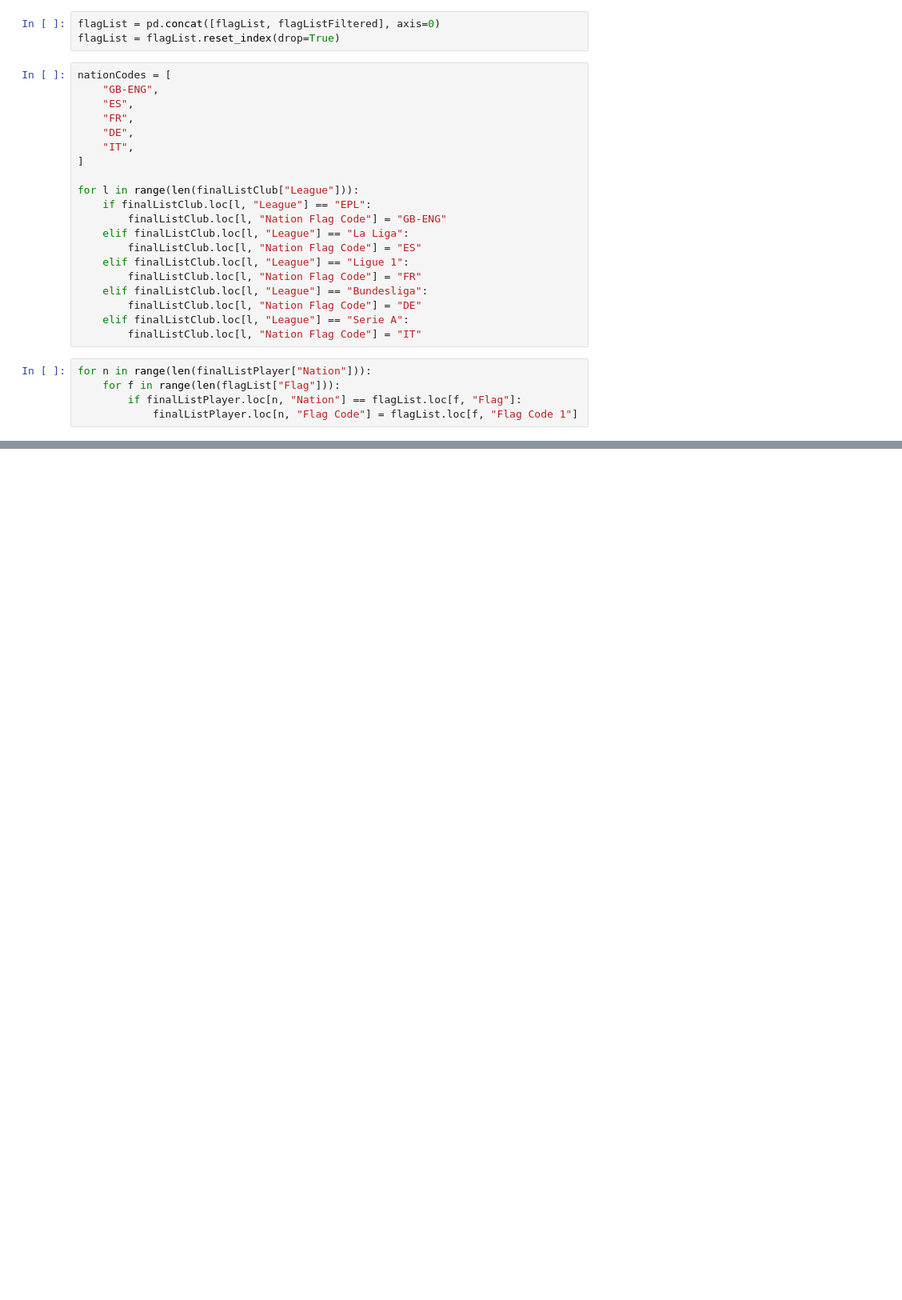
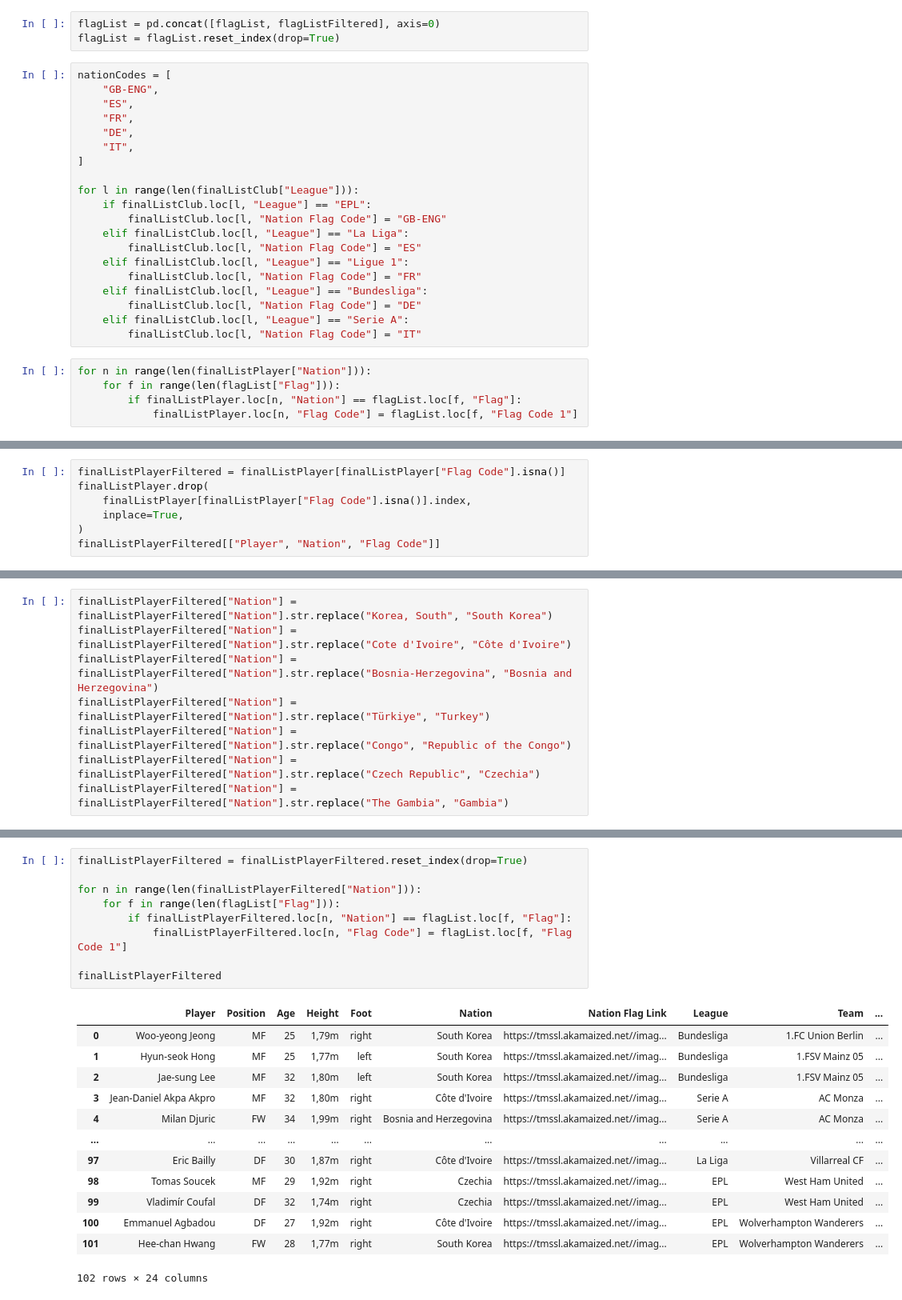
Before and after one commit to kaganberberoglu/The-Score, a Jupyter notebook: db.ipynb, the cells around one changed output, grey strips where cells are left out. Shown at 80% size. Saved outputs shown, nothing was run; the diff lists cells and outputs as text; blank space fills up the shorter version.

```diff
--- a/db.ipynb
+++ b/db.ipynb
@@ -818,0 +759,7 @@ finalListPlayer.to_json('data-player.json', orient='records')
+# %%
+finalListPlayerFiltered = finalListPlayer[finalListPlayer["Flag Code"].isna()]
+finalListPlayer.drop(
+    finalListPlayer[finalListPlayer["Flag Code"].isna()].index,
+    inplace=True,
+)
+finalListPlayerFiltered[["Player", "Nation", "Flag Code"]]
@@ -818,0 +795,8 @@ finalListPlayer.to_json('data-player.json', orient='records')
+# %%
+finalListPlayerFiltered["Nation"] = finalListPlayerFiltered["Nation"].str.replace("Korea, South", "South Korea")
+finalListPlayerFiltered["Nation"] = finalListPlayerFiltered["Nation"].str.replace("Cote d'Ivoire", "Côte d'Ivoire")
+finalListPlayerFiltered["Nation"] = finalListPlayerFiltered["Nation"].str.replace("Bosnia-Herzegovina", "Bosnia and Herzegovina")
+finalListPlayerFiltered["Nation"] = finalListPlayerFiltered["Nation"].str.replace("Türkiye", "Turkey")
+finalListPlayerFiltered["Nation"] = finalListPlayerFiltered["Nation"].str.replace("Congo", "Republic of the Congo")
+finalListPlayerFiltered["Nation"] = finalListPlayerFiltered["Nation"].str.replace("Czech Republic", "Czechia")
+finalListPlayerFiltered["Nation"] = finalListPlayerFiltered["Nation"].str.replace("The Gambia", "Gambia")
@@ -818,0 +821,23 @@ finalListPlayer.to_json('data-player.json', orient='records')
+# %%
+finalListPlayerFiltered = finalListPlayerFiltered.reset_index(drop=True)
+
+for n in range(len(finalListPlayerFiltered["Nation"])):
+    for f in range(len(flagList["Flag"])):
+        if finalListPlayerFiltered.loc[n, "Nation"] == flagList.loc[f, "Flag"]:
+            finalListPlayerFiltered.loc[n, "Flag Code"] = flagList.loc[f, "Flag Code 1"]
+
+finalListPlayerFiltered
+# %% [output]
+|  | Player | Position | Age | Height | Foot | Nation | Nation Flag Link | League | Team | ... |
+| 0 | Woo-yeong Jeong | MF | 25 | 1,79m | right | South Korea | https://tmssl.akamaized.net//imag... | Bundesliga | 1.FC Union Berlin | ... |
+| 1 | Hyun-seok Hong | MF | 25 | 1,77m | left | South Korea | https://tmssl.akamaized.net//imag... | Bundesliga | 1.FSV Mainz 05 | ... |
+| 2 | Jae-sung Lee | MF | 32 | 1,80m | left | South Korea | https://tmssl.akamaized.net//imag... | Bundesliga | 1.FSV Mainz 05 | ... |
+| 3 | Jean-Daniel Akpa Akpro | MF | 32 | 1,80m | right | Côte d'Ivoire | https://tmssl.akamaized.net//imag... | Serie A | AC Monza | ... |
+| 4 | Milan Djuric | FW | 34 | 1,99m | right | Bosnia and Herzegovina | https://tmssl.akamaized.net//imag... | Serie A | AC Monza | ... |
+| ... | ... | ... | ... | ... | ... | ... | ... | ... | ... | ... |
+| 97 | Eric Bailly | DF | 30 | 1,87m | right | Côte d'Ivoire | https://tmssl.akamaized.net//imag... | La Liga | Villarreal CF | ... |
+| 98 | Tomas Soucek | MF | 29 | 1,92m | right | Czechia | https://tmssl.akamaized.net//imag... | EPL | West Ham United | ... |
+| 99 | Vladimír Coufal | DF | 32 | 1,74m | right | Czechia | https://tmssl.akamaized.net//imag... | EPL | West Ham United | ... |
+| 100 | Emmanuel Agbadou | DF | 27 | 1,92m | right | Côte d'Ivoire | https://tmssl.akamaized.net//imag... | EPL | Wolverhampton Wanderers | ... |
+| 101 | Hee-chan Hwang | FW | 28 | 1,77m | right | South Korea | https://tmssl.akamaized.net//imag... | EPL | Wolverhampton Wanderers | ... |
+102 rows × 24 columns
```
Also changed, not shown: parts of 27 cells of this notebook, 4 other files.
